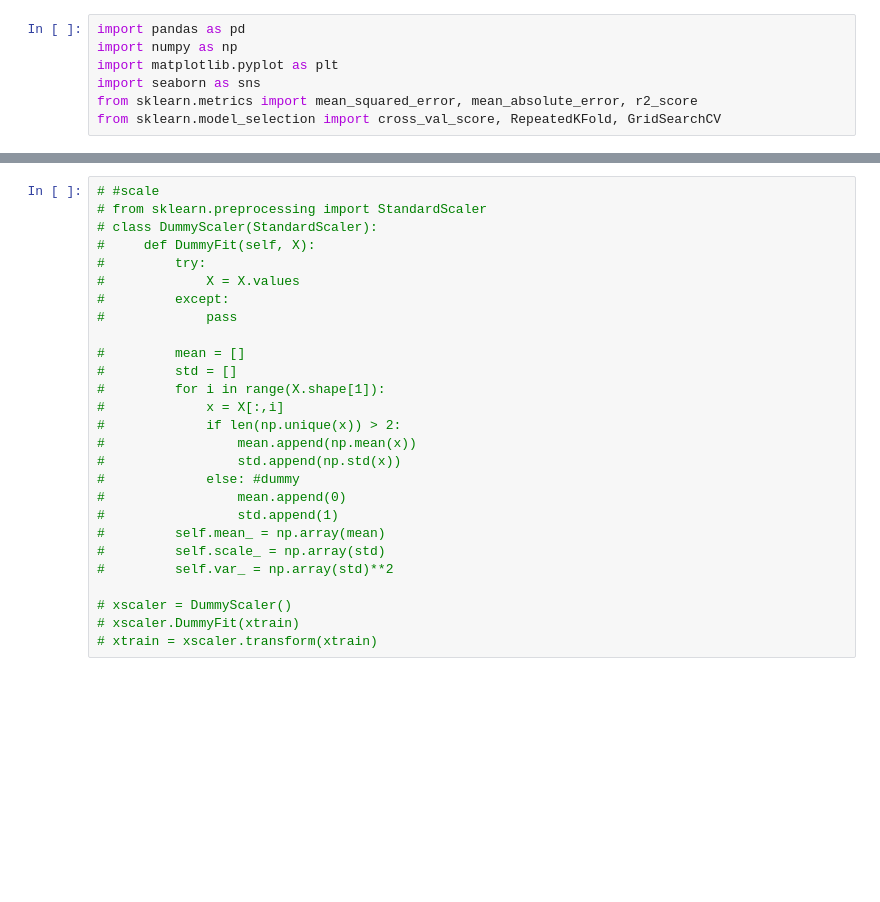
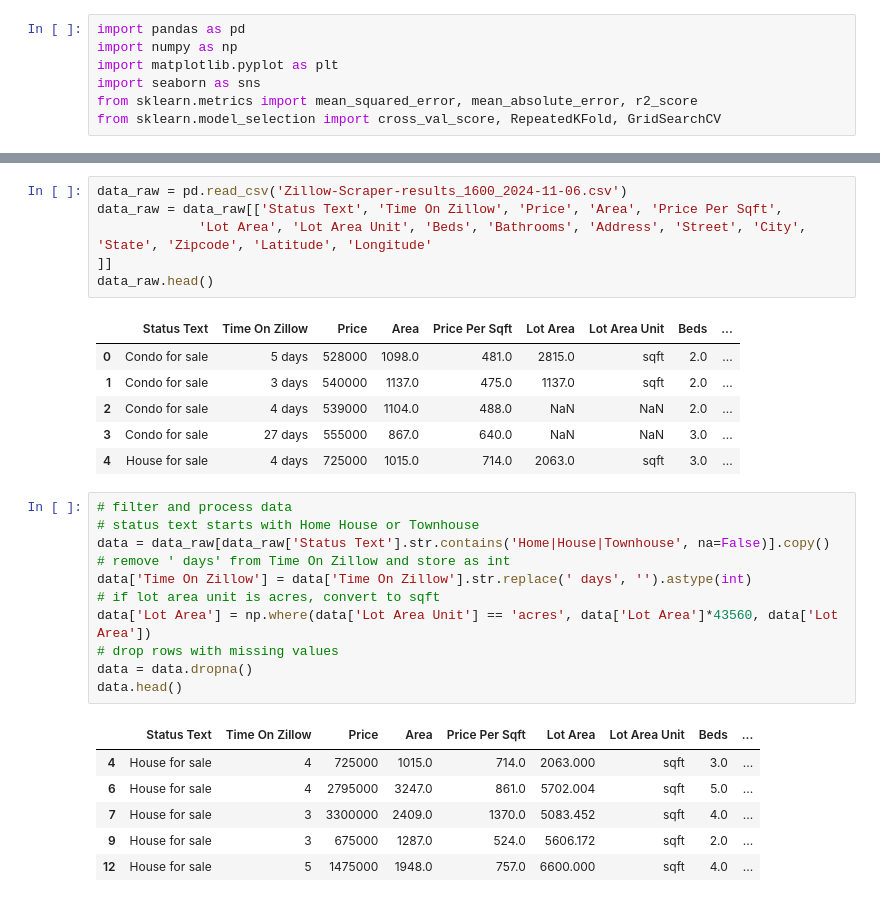
Before and after one commit to inphilia/HousingPrices, a Jupyter notebook: zillow_price.ipynb, the cells around one changed output, grey strips where cells are left out. Drawn from its saved outputs; the diff is of its cells as text; blank space fills up the shorter version.

```diff
--- a/zillow_price.ipynb
+++ b/zillow_price.ipynb
@@ -86,27 +8,31 @@ xDescription = list(xtrain.columns)
-# %%
-# #scale
-# from sklearn.preprocessing import StandardScaler
-# class DummyScaler(StandardScaler):
-#     def DummyFit(self, X):
-#         try:
-#             X = X.values
-#         except:
-#             pass
-
-#         mean = []
-#         std = []
-#         for i in range(X.shape[1]):
-#             x = X[:,i]
-#             if len(np.unique(x)) > 2:
-#                 mean.append(np.mean(x))
-#                 std.append(np.std(x))
-#             else: #dummy
-#                 mean.append(0)
-#                 std.append(1)
-#         self.mean_ = np.array(mean)
-#         self.scale_ = np.array(std)
-#         self.var_ = np.array(std)**2
-
-# xscaler = DummyScaler()
-# xscaler.DummyFit(xtrain)
-# xtrain = xscaler.transform(xtrain)
+# %%
+data_raw = pd.read_csv('Zillow-Scraper-results_1600_2024-11-06.csv')
+data_raw = data_raw[['Status Text', 'Time On Zillow', 'Price', 'Area', 'Price Per Sqft',
+             'Lot Area', 'Lot Area Unit', 'Beds', 'Bathrooms', 'Address', 'Street', 'City', 'State', 'Zipcode', 'Latitude', 'Longitude'
+]]
+data_raw.head()
+# %% [output]
+|  | Status Text | Time On Zillow | Price | Area | Price Per Sqft | Lot Area | Lot Area Unit | Beds | ... |
+| 0 | Condo for sale | 5 days | 528000 | 1098.0 | 481.0 | 2815.0 | sqft | 2.0 | ... |
+| 1 | Condo for sale | 3 days | 540000 | 1137.0 | 475.0 | 1137.0 | sqft | 2.0 | ... |
+| 2 | Condo for sale | 4 days | 539000 | 1104.0 | 488.0 | NaN | NaN | 2.0 | ... |
+| 3 | Condo for sale | 27 days | 555000 | 867.0 | 640.0 | NaN | NaN | 3.0 | ... |
+| 4 | House for sale | 4 days | 725000 | 1015.0 | 714.0 | 2063.0 | sqft | 3.0 | ... |
+# %%
+# filter and process data
+# status text starts with Home House or Townhouse
+data = data_raw[data_raw['Status Text'].str.contains('Home|House|Townhouse', na=False)].copy()
+# remove ' days' from Time On Zillow and store as int
+data['Time On Zillow'] = data['Time On Zillow'].str.replace(' days', '').astype(int)
+# if lot area unit is acres, convert to sqft
+data['Lot Area'] = np.where(data['Lot Area Unit'] == 'acres', data['Lot Area']*43560, data['Lot Area'])
+# drop rows with missing values
+data = data.dropna()
+data.head()
+# %% [output]
+|  | Status Text | Time On Zillow | Price | Area | Price Per Sqft | Lot Area | Lot Area Unit | Beds | ... |
+| 4 | House for sale | 4 | 725000 | 1015.0 | 714.0 | 2063.000 | sqft | 3.0 | ... |
+| 6 | House for sale | 4 | 2795000 | 3247.0 | 861.0 | 5702.004 | sqft | 5.0 | ... |
+| 7 | House for sale | 3 | 3300000 | 2409.0 | 1370.0 | 5083.452 | sqft | 4.0 | ... |
+| 9 | House for sale | 3 | 675000 | 1287.0 | 524.0 | 5606.172 | sqft | 2.0 | ... |
+| 12 | House for sale | 5 | 1475000 | 1948.0 | 757.0 | 6600.000 | sqft | 4.0 | ... |
```
Also changed, not shown: parts of 19 cells of this notebook, 1 other file.
